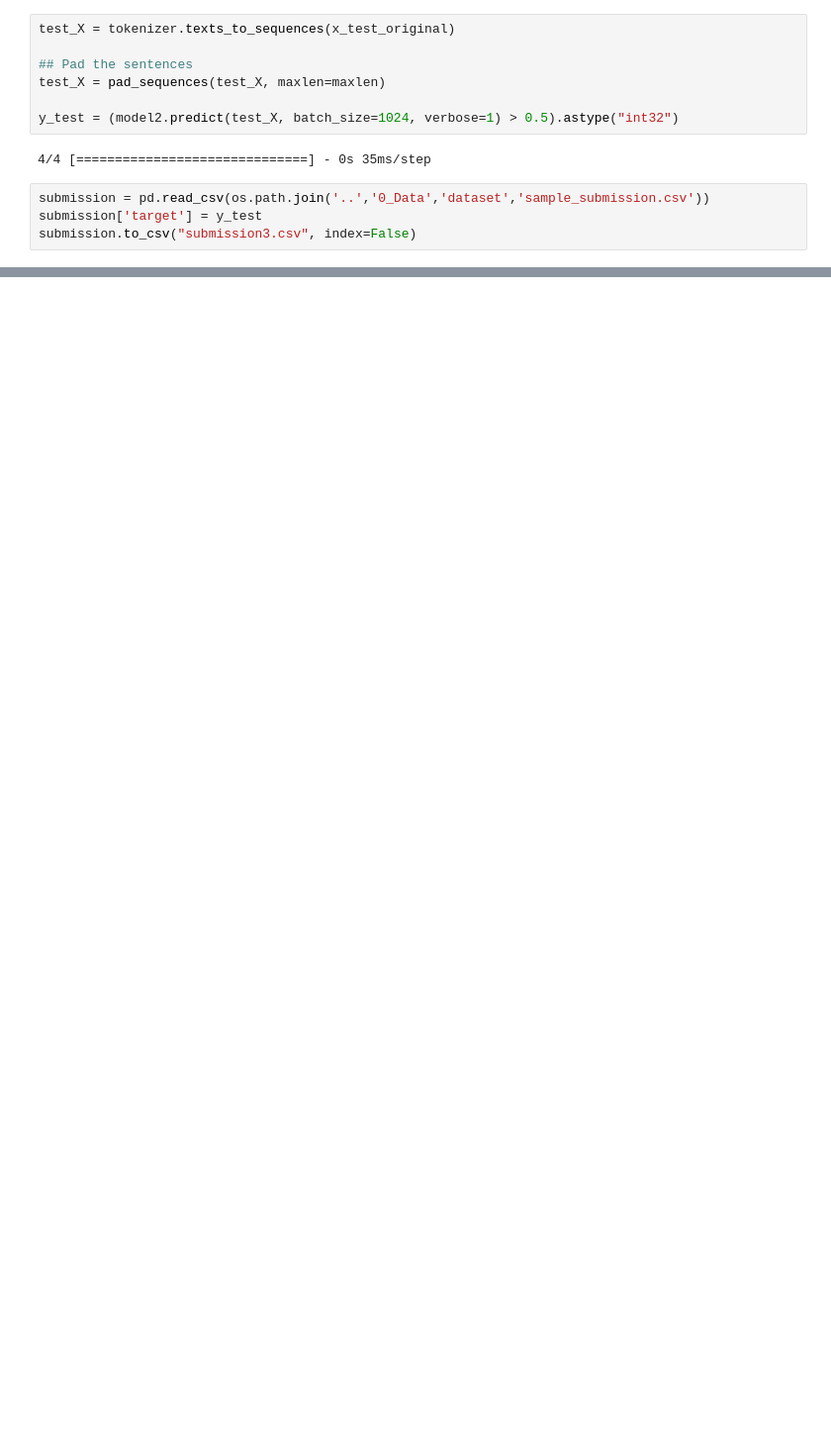
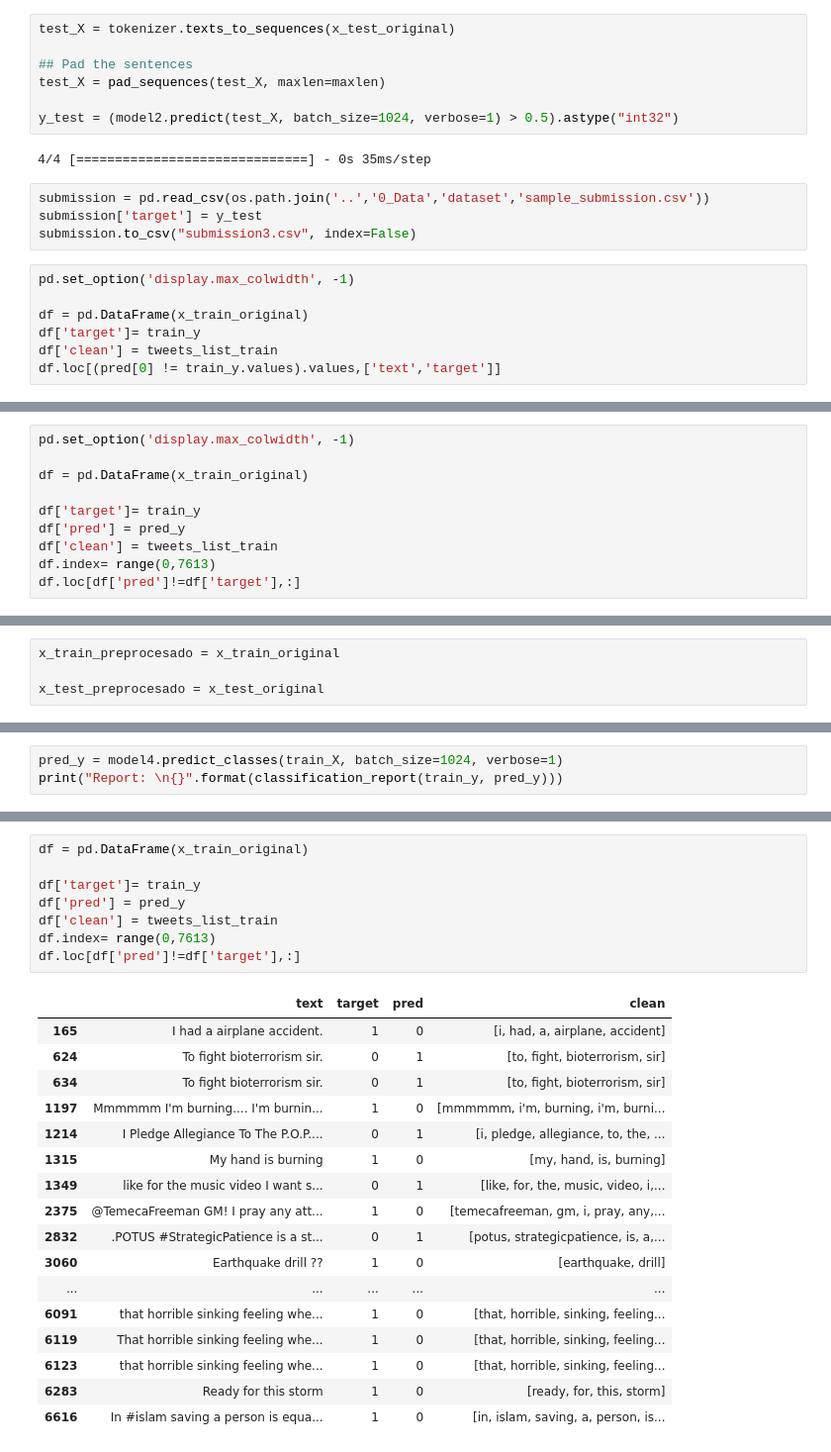
Before and after one commit to mariaCelesteCingolani/7506TP2, a Jupyter notebook: 9. Perceptron Multilayer/9_PerceptronMultilayer.ipynb, the cells around one changed output, grey strips where cells are left out. Shown at 99% size. Drawn from its saved outputs; the diff is of its cells as text; blank space fills up the shorter version.

```diff
--- a/9. Perceptron Multilayer/9_PerceptronMultilayer.ipynb
+++ b/9. Perceptron Multilayer/9_PerceptronMultilayer.ipynb
@@ -354,3 +355,10 @@ y_test = (model2.predict(test_X, batch_size=1024, verbose=1) > 0.5).astype("int3
 submission = pd.read_csv(os.path.join('..','0_Data','dataset','sample_submission.csv'))
 submission['target'] = y_test
 submission.to_csv("submission3.csv", index=False)
+# %%
+pd.set_option('display.max_colwidth', -1)
+
+df = pd.DataFrame(x_train_original)
+df['target']= train_y
+df['clean'] = tweets_list_train
+df.loc[(pred[0] != train_y.values).values,['text','target']]
@@ -356,0 +569,10 @@ submission.to_csv("submission3.csv", index=False)
+# %%
+pd.set_option('display.max_colwidth', -1)
+
+df = pd.DataFrame(x_train_original)
+
+df['target']= train_y
+df['pred'] = pred_y
+df['clean'] = tweets_list_train
+df.index= range(0,7613)
+df.loc[df['pred']!=df['target'],:]
@@ -356,0 +635,4 @@ submission.to_csv("submission3.csv", index=False)
+# %%
+x_train_preprocesado = x_train_original
+
+x_test_preprocesado = x_test_original
@@ -356,0 +768,3 @@ submission.to_csv("submission3.csv", index=False)
+# %%
+pred_y = model4.predict_classes(train_X, batch_size=1024, verbose=1)
+print("Report: \n{}".format(classification_report(train_y, pred_y)))
@@ -356,0 +782,26 @@ submission.to_csv("submission3.csv", index=False)
+# %%
+df = pd.DataFrame(x_train_original)
+
+df['target']= train_y
+df['pred'] = pred_y
+df['clean'] = tweets_list_train
+df.index= range(0,7613)
+df.loc[df['pred']!=df['target'],:]
+# %% [output]
+|  | text | target | pred | clean |
+| 165 | I had a airplane accident. | 1 | 0 | [i, had, a, airplane, accident] |
+| 624 | To fight bioterrorism sir. | 0 | 1 | [to, fight, bioterrorism, sir] |
+| 634 | To fight bioterrorism sir. | 0 | 1 | [to, fight, bioterrorism, sir] |
+| 1197 | Mmmmmm I'm burning.... I'm burnin... | 1 | 0 | [mmmmmm, i'm, burning, i'm, burni... |
+| 1214 | I Pledge Allegiance To The P.O.P.... | 0 | 1 | [i, pledge, allegiance, to, the, ... |
+| 1315 | My hand is burning | 1 | 0 | [my, hand, is, burning] |
+| 1349 | like for the music video I want s... | 0 | 1 | [like, for, the, music, video, i,... |
+| 2375 | @TemecaFreeman GM! I pray any att... | 1 | 0 | [temecafreeman, gm, i, pray, any,... |
+| 2832 | .POTUS #StrategicPatience is a st... | 0 | 1 | [potus, strategicpatience, is, a,... |
+| 3060 | Earthquake drill ?? | 1 | 0 | [earthquake, drill] |
+| ... | ... | ... | ... | ... |
+| 6091 | that horrible sinking feeling whe... | 1 | 0 | [that, horrible, sinking, feeling... |
+| 6119 | That horrible sinking feeling whe... | 1 | 0 | [that, horrible, sinking, feeling... |
+| 6123 | that horrible sinking feeling whe... | 1 | 0 | [that, horrible, sinking, feeling... |
+| 6283 | Ready for this storm | 1 | 0 | [ready, for, this, storm] |
+| 6616 | In #islam saving a person is equa... | 1 | 0 | [in, islam, saving, a, person, is... |
```
Also changed, not shown: parts of 26 cells of this notebook, 4 other files.
